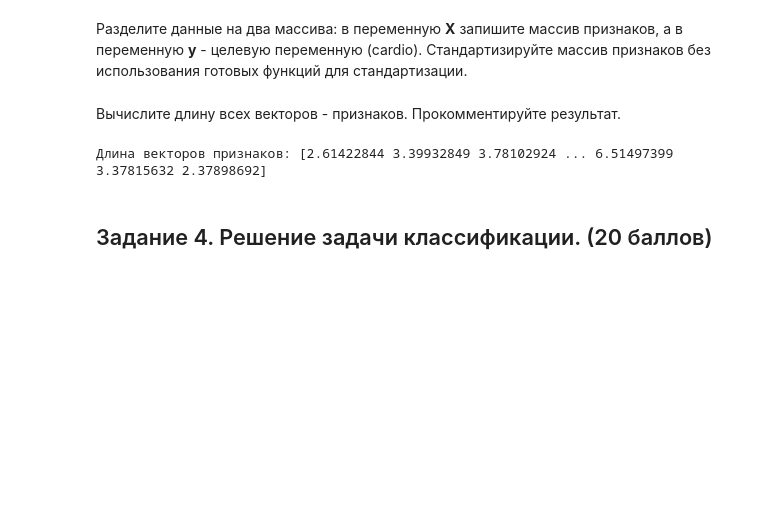
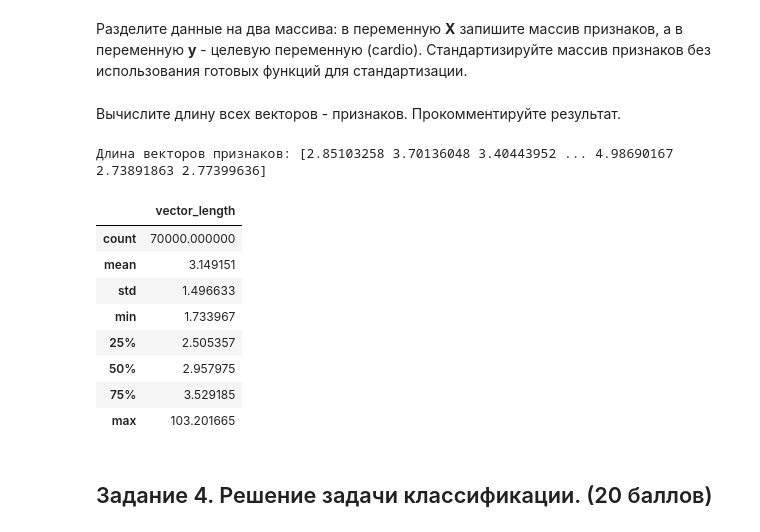
Before and after one commit to KonstGen921/sf_data_science, a Jupyter notebook: SF_project.ipynb, the cells around one changed output. Drawn from its saved outputs; the diff is of its cells as text; code cells hidden in the pictures; blank space fills up the shorter version.

```diff
--- a/SF_project.ipynb
+++ b/SF_project.ipynb
@@ -153,17 +155,27 @@ plt.show()
 # %% [markdown]
 Разделите данные на два массива: в переменную **Х** запишите массив признаков, а в переменную **y** - целевую переменную (cardio). Стандартизируйте массив признаков без использования готовых функций для стандартизации.
 # %%
-# Разделите данные на два массива: в переменную Х запишите массив признаков, а в переменную y- целевую переменную (cardio).
-# Стандартизируйте массив признаков без использования готовых функций для стандартизации.
 X = cvd_1.drop(columns=['cardio'])
 y = cvd_1['cardio']
-X = (X - X.mean()) / X.std()
+num_cols = ['age', 'height', 'weight', 'ap_hi', 'ap_lo']
+X[num_cols] = (X[num_cols] - X[num_cols].mean()) / X[num_cols].std()
 # %% [markdown]
 Вычислите длину всех векторов - признаков. Прокомментируйте результат.
 # %%
-# Вычислите длину всех векторов - признаков.
 vector_lengths = np.linalg.norm(X, axis=1)
 print("Длина векторов признаков:", vector_lengths)
+# что бы посмотреть все длины векторов признаков поместим их в датафрейм
+vector_lengths_df = pd.DataFrame({'vector_length': vector_lengths})
+display(vector_lengths_df.describe())
 # %% [output]
-Длина векторов признаков: [2.61422844 3.39932849 3.78102924 ... 6.51497399 3.37815632 2.37898692]
+Длина векторов признаков: [2.85103258 3.70136048 3.40443952 ... 4.98690167 2.73891863 2.77399636]
+|  | vector_length |
+| count | 70000.000000 |
+| mean | 3.149151 |
+| std | 1.496633 |
+| min | 1.733967 |
+| 25% | 2.505357 |
+| 50% | 2.957975 |
+| 75% | 3.529185 |
+| max | 103.201665 |
 # %%
```
Also changed, not shown: parts of 20 cells of this notebook, 8 other files.
